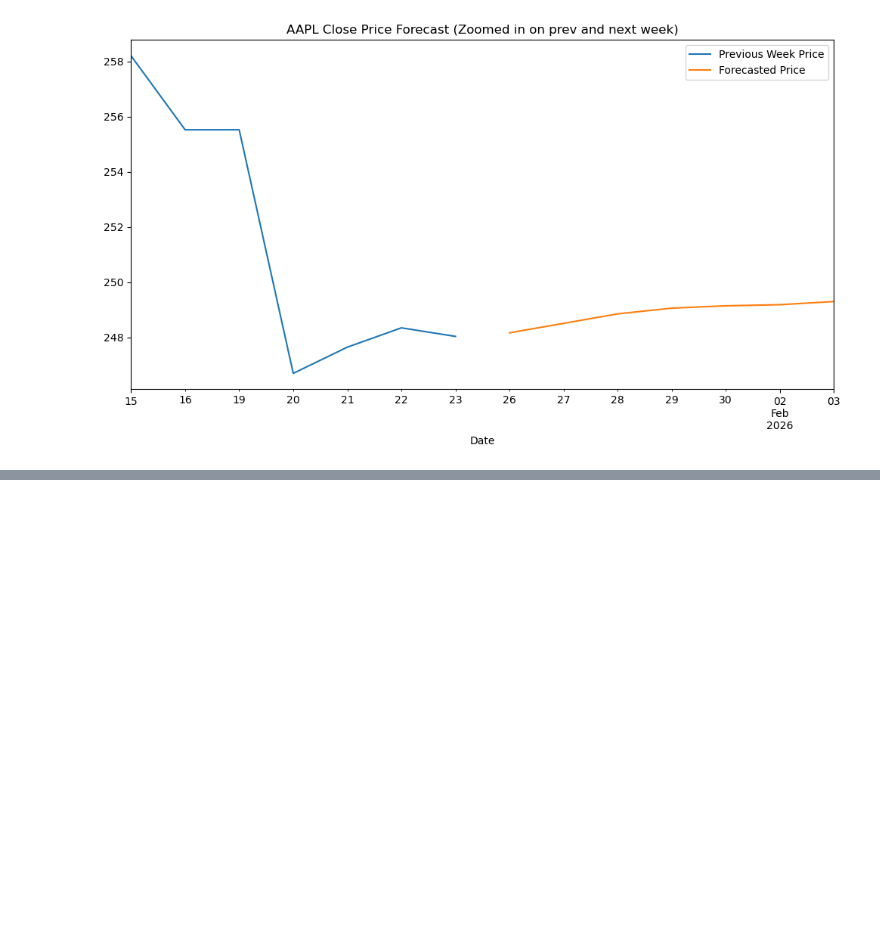
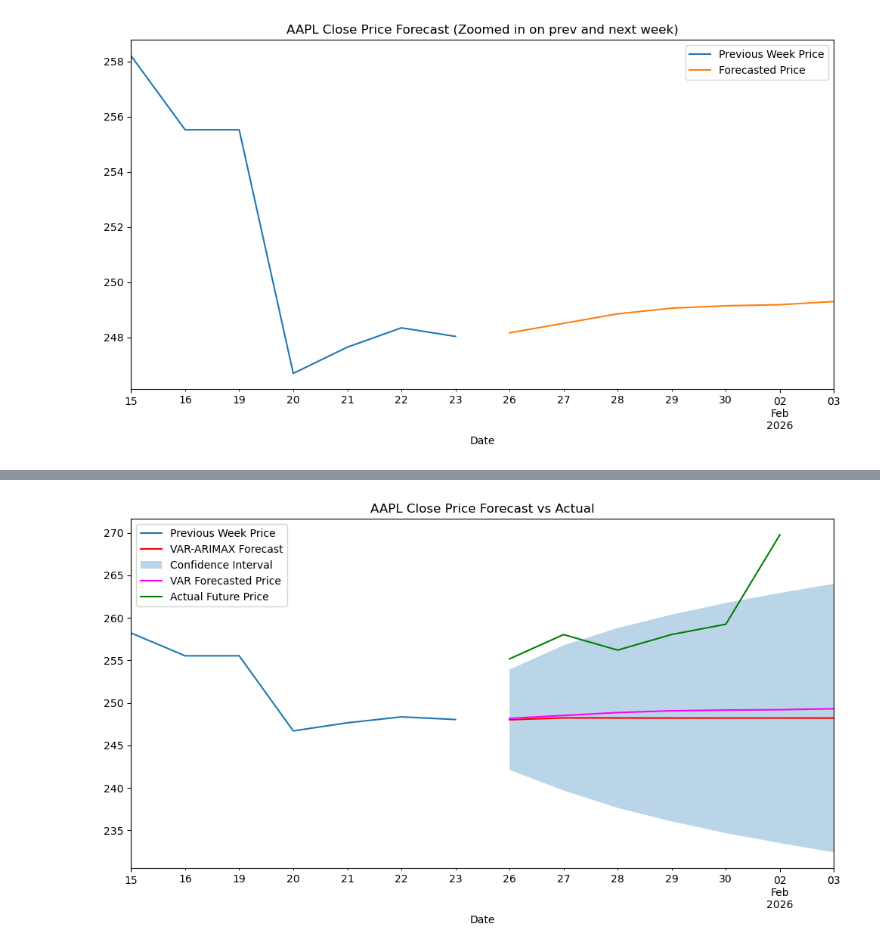
Before and after one commit to thakur-tejasva/GDG_AI-ML, a Jupyter notebook: Task-1/simple_predictor.ipynb, the cells around one changed output, grey strips where cells are left out. Saved outputs shown, nothing was run; the diff lists cells and outputs as text; code cells hidden in the pictures; blank space fills up the shorter version.

```diff
--- a/Task-1/simple_predictor.ipynb
+++ b/Task-1/simple_predictor.ipynb
@@ -235,0 +278,31 @@ plt.show()
+# %%
+# verifying with actual f_data to see the performance of our VAR-ARIMAX model
+
+if not os.path.exists('future_ref.csv'):
+    f_data = yf.download(ticker, start="2026-01-26", end="2026-02-03")
+    f_data.to_csv('future_ref.csv')
+f_data = pd.read_csv('future_ref.csv', skiprows=[1, 2], index_col=0, parse_dates=True).rename_axis('Date')
+
+#now plotting the actual future data with our forecast of var-arimax to see how well we did
+plt.figure(figsize=(12, 6))
+prev_week.plot(label='Previous Week Price')
+
+
+mean_forecast.plot(color='red', label='VAR-ARIMAX Forecast')
+plt.fill_between(
+    conf_int.index,
+    conf_int.iloc[:, 0],
+    conf_int.iloc[:, 1],
+    alpha=0.3,
+    label='Confidence Interval'
+)
+
+final_forecast['price'].plot(color= 'magenta', label='VAR Forecasted Price')
+
+f_data['Close'].plot(color='green', label='Actual Future Price')
+
+plt.title(f"{ticker} Close Price Forecast vs Actual")
+plt.legend()
+plt.show()
+# %% [output]
+[figure, added]
```
Also changed, not shown: parts of 2 cells of this notebook, 1 other file.
